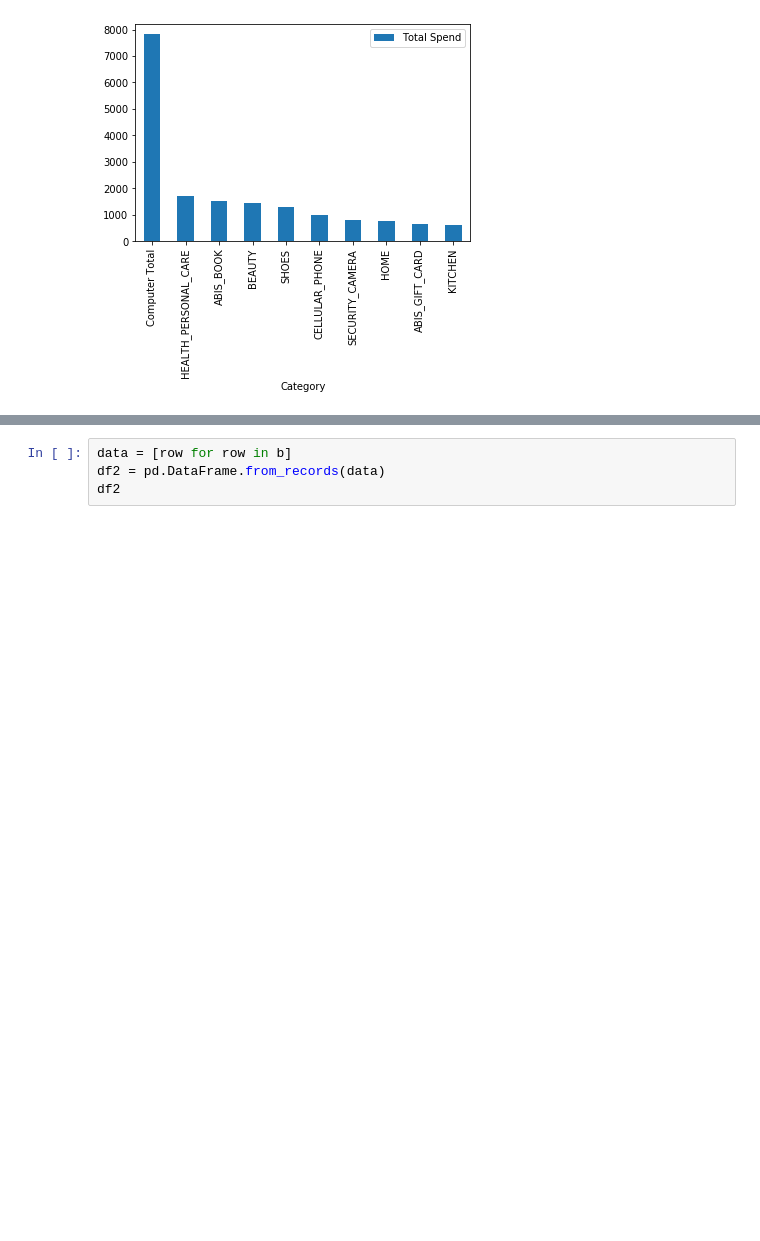
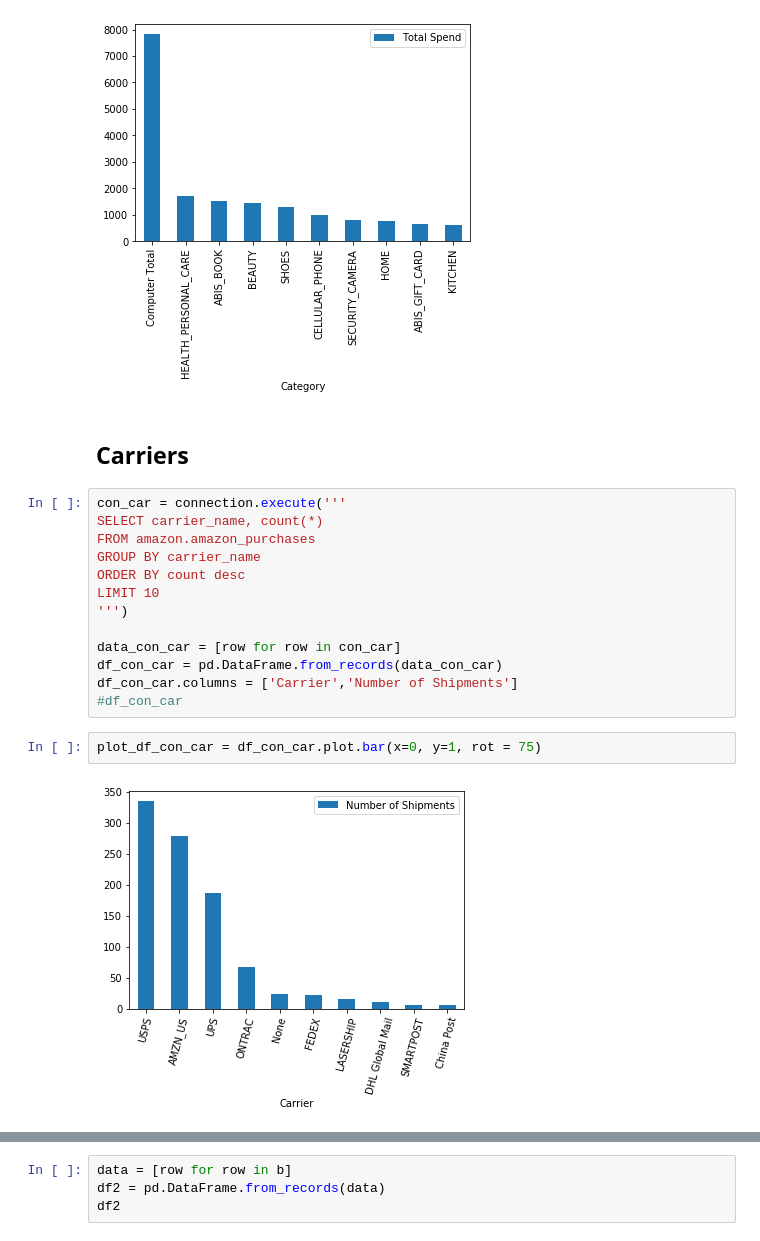
Before and after one commit to AmitSamra/DataEngineering.Labs.AirflowProject, a Jupyter notebook: amazon_visualization.ipynb, the cells around one changed output, grey strips where cells are left out. Saved outputs shown, nothing was run; the diff lists cells and outputs as text; blank space fills up the shorter version.

Commit message:
Added carrier df & plots

```diff
--- a/amazon_visualization.ipynb
+++ b/amazon_visualization.ipynb
@@ -96,3 +106,22 @@ df_con_total_spend_cat2['Total Spend'] = df_con_total_spend_cat2['Total Spend'].
 plot_df_con_total_spend_cat2 = df_con_total_spend_cat2.plot.bar(x=0, y=1, rot = 90)
 # %% [output]
 [figure]
+# %% [markdown]
+## Carriers
+# %%
+con_car = connection.execute('''
+SELECT carrier_name, count(*)
+FROM amazon.amazon_purchases
+GROUP BY carrier_name
+ORDER BY count desc
+LIMIT 10
+''')
+
+data_con_car = [row for row in con_car]
+df_con_car = pd.DataFrame.from_records(data_con_car)
+df_con_car.columns = ['Carrier','Number of Shipments']
+#df_con_car
+# %%
+plot_df_con_car = df_con_car.plot.bar(x=0, y=1, rot = 75)
+# %% [output]
+[figure, added]
```
Also changed, not shown: parts of 6 cells of this notebook.
